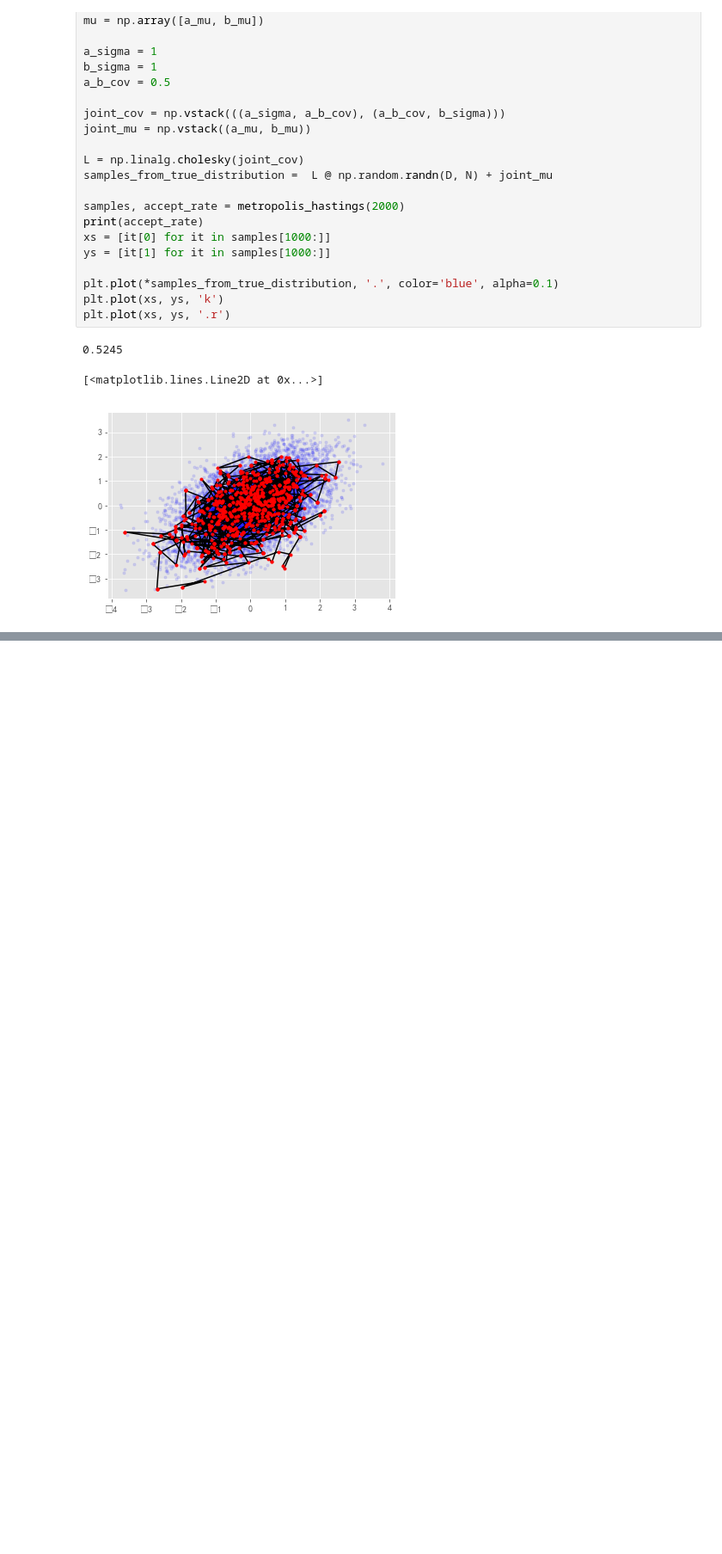
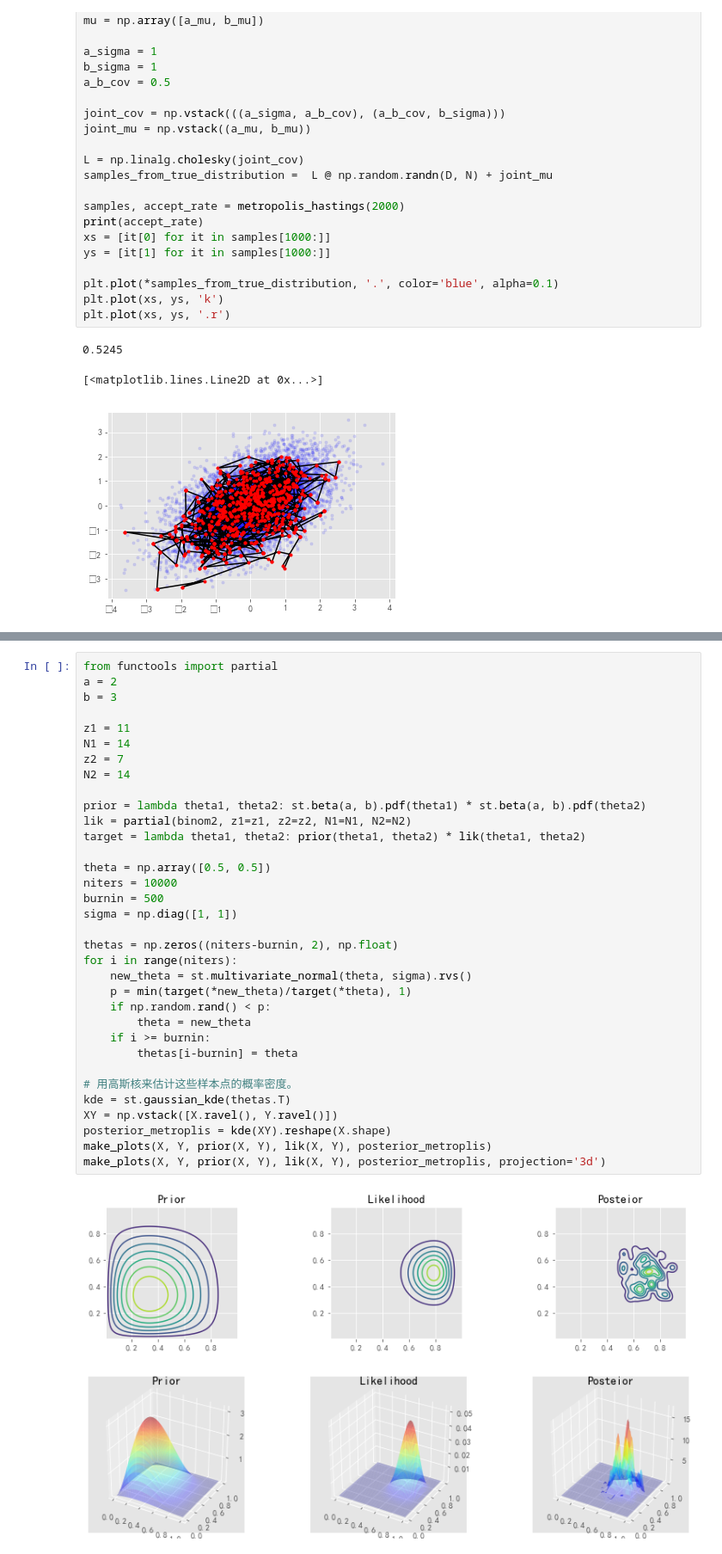
Before and after one commit to wzpfish/paper-note, a Jupyter notebook: notes/sampling/mcmc.ipynb, the cells around one changed output, grey strips where cells are left out. Shown at 86% size. Cells and saved outputs as stored; diff of their text form; blank space fills up the shorter version.

```diff
--- a/notes/sampling/mcmc.ipynb
+++ b/notes/sampling/mcmc.ipynb
@@ -271,0 +360,37 @@ plt.plot(xs, ys, '.r')
+# %%
+from functools import partial
+a = 2
+b = 3
+
+z1 = 11
+N1 = 14
+z2 = 7
+N2 = 14
+
+prior = lambda theta1, theta2: st.beta(a, b).pdf(theta1) * st.beta(a, b).pdf(theta2)
+lik = partial(binom2, z1=z1, z2=z2, N1=N1, N2=N2)
+target = lambda theta1, theta2: prior(theta1, theta2) * lik(theta1, theta2)
+
+theta = np.array([0.5, 0.5])
+niters = 10000
+burnin = 500
+sigma = np.diag([1, 1])
+
+thetas = np.zeros((niters-burnin, 2), np.float)
+for i in range(niters):
+    new_theta = st.multivariate_normal(theta, sigma).rvs()
+    p = min(target(*new_theta)/target(*theta), 1)
+    if np.random.rand() < p:
+        theta = new_theta
+    if i >= burnin:
+        thetas[i-burnin] = theta
+
+# 用高斯核来估计这些样本点的概率密度。
+kde = st.gaussian_kde(thetas.T)
+XY = np.vstack([X.ravel(), Y.ravel()])
+posterior_metroplis = kde(XY).reshape(X.shape)
+make_plots(X, Y, prior(X, Y), lik(X, Y), posterior_metroplis)
+make_plots(X, Y, prior(X, Y), lik(X, Y), posterior_metroplis, projection='3d')
+# %% [output]
+[figure, added]
+[figure, added]
```
Also changed, not shown: parts of 12 cells of this notebook.
